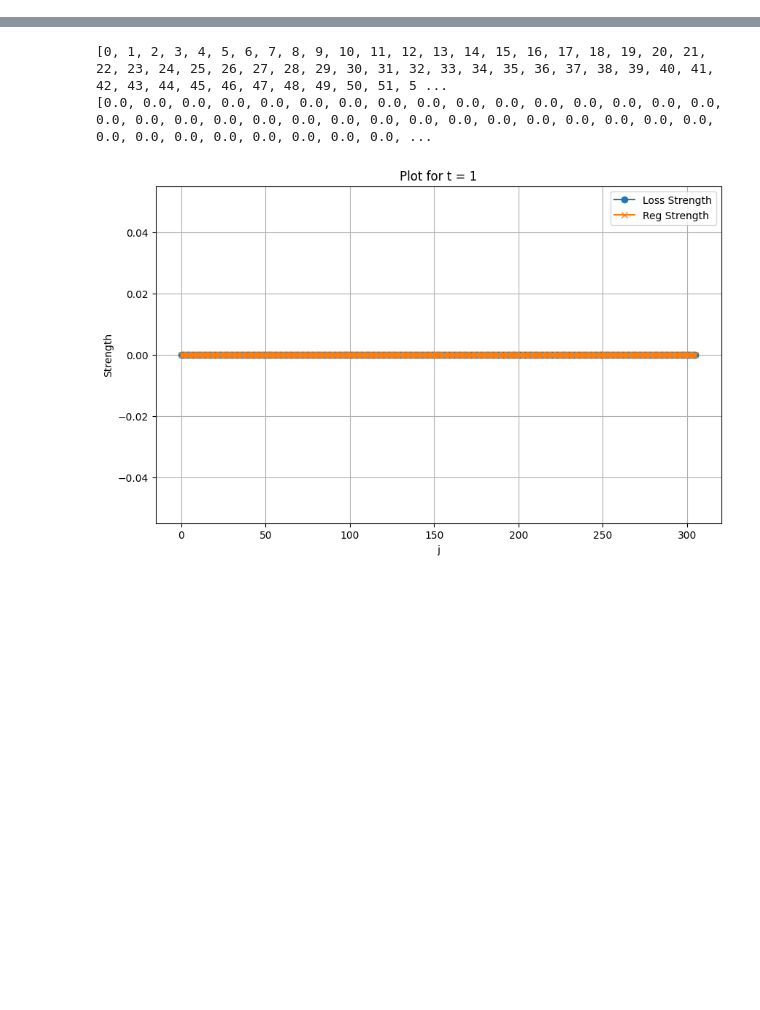
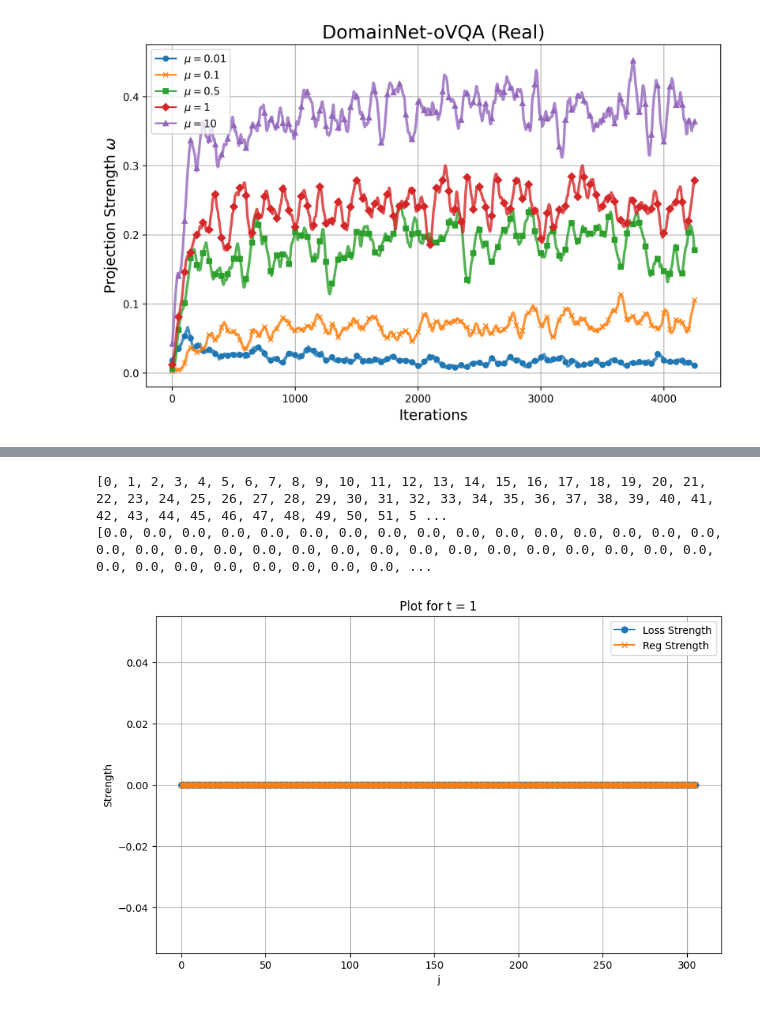
Before and after one commit to chengyuehuang511/vlm_robustness, a Jupyter notebook: plot_w.ipynb, the cells around one changed output, grey strips where cells are left out. Cells and saved outputs as stored; diff of their text form; code cells hidden in the pictures; blank space fills up the shorter version.

```diff
--- a/plot_w.ipynb
+++ b/plot_w.ipynb
@@ -26,11 +26,11 @@ def read_data(file_path):
             j = int(j_match.group(1))
             data[current_t]['j'].append(j)
 
-            loss_match = re.search(r'loss_strength:  tensor\(([\d.e-]+)', lines[i+2])
+            loss_match = re.search(r'loss_strength:  (\d+)', lines[i+2])
             loss_strength = float(loss_match.group(1))
             data[current_t]['loss_strength'].append(loss_strength)
 
-            reg_match = re.search(r'reg_strength:  tensor\(([\d.e-]+)', lines[i+3])
+            reg_match = re.search(r'lamb:  (\d+)', lines[i+3])
             reg_strength = float(reg_match.group(1))
             data[current_t]['reg_strength'].append(reg_strength)
 
@@ -115,0 +222,11 @@ def plot_for_average_j(data):
+# %%
+d_1e_2="/coc/testnvme/chuang475/projects/vlm_robustness/tpcgrad_share6/output/domainnet/spcg_1e-3_mu1e-2/train_paligemma_domainnet-real_20240916_171725/slurm-953647.out"
+d_1e_1="/coc/testnvme/chuang475/projects/vlm_robustness/tpcgrad_share6/output/domainnet/spcg_1e-3_mu1e-1/train_paligemma_domainnet-real_20240916_170312/slurm-953641.out"
+d_5e_1="/coc/testnvme/chuang475/projects/vlm_robustness/tpcgrad_share6/output/domainnet/spcg_1e-3_mu0.5/train_paligemma_domainnet-real_20240917_203156/slurm-955867.out"
+d_1="/coc/testnvme/chuang475/projects/vlm_robustness/tpcgrad_share6/output/domainnet/spcg_1e-3_mu1/train_paligemma_domainnet-real_20240917_115639/slurm-955139.out"
+d_10="/coc/testnvme/chuang475/projects/vlm_robustness/tpcgrad_share6/output/domainnet/spcg_1e-3_mu10/train_paligemma_domainnet-real_20240917_204516/slurm-955869.out"
+datas = [read_data(d_1e_2), read_data(d_1e_1), read_data(d_5e_1), read_data(d_1), read_data(d_10)]
+# %%
+plot_multiple_datasets(datas, window_size=50, marker_interval=50, domainnet=True)
+# %% [output]
+[figure, added]
```
Also changed, not shown: parts of 12 cells of this notebook, 50 other files.
